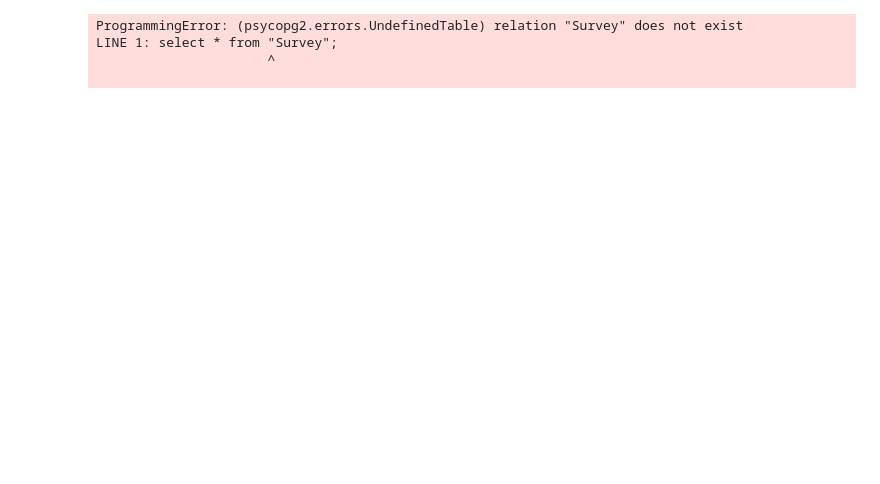
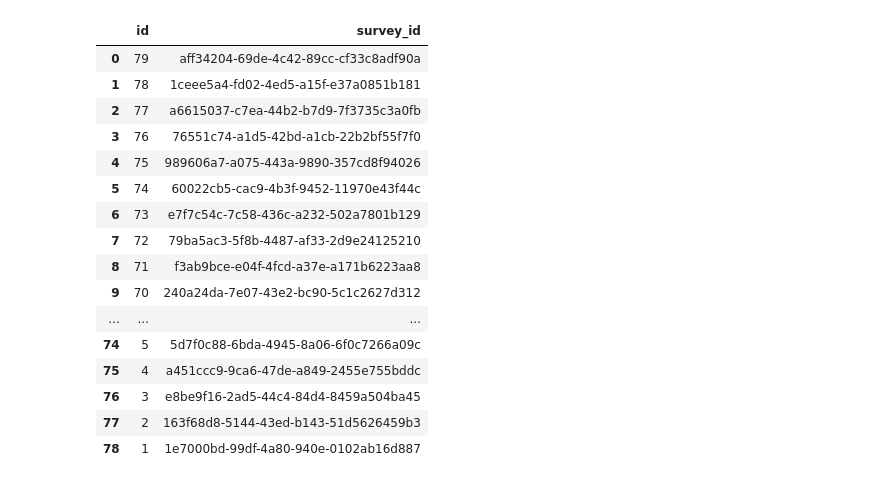
Before and after one commit to ANNIZHENG/Annotation-Interface-Noise-Burst, a Jupyter notebook: database/db.ipynb, the cells around one changed output. Saved outputs shown, nothing was run; the diff lists cells and outputs as text; code cells hidden in the pictures; blank space fills up the shorter version.

```diff
--- a/database/db.ipynb
+++ b/database/db.ipynb
@@ -7,10 +7,23 @@ pd.options.display.max_rows = 999
 
 eng = create_engine(db_path)
 # %%
-pd.read_sql('''select * from "Survey";''',eng)
+pd.read_sql('''select * from "Survey" order by id desc;''',eng)
 # %% [output]
-ProgrammingError: (psycopg2.errors.UndefinedTable) relation "Survey" does not exist
-LINE 1: select * from "Survey";
-                      ^
-
+|  | id | survey_id |
+| 0 | 79 | aff34204-69de-4c42-89cc-cf33c8adf90a |
+| 1 | 78 | 1ceee5a4-fd02-4ed5-a15f-e37a0851b181 |
+| 2 | 77 | a6615037-c7ea-44b2-b7d9-7f3735c3a0fb |
+| 3 | 76 | 76551c74-a1d5-42bd-a1cb-22b2bf55f7f0 |
+| 4 | 75 | 989606a7-a075-443a-9890-357cd8f94026 |
+| 5 | 74 | 60022cb5-cac9-4b3f-9452-11970e43f44c |
+| 6 | 73 | e7f7c54c-7c58-436c-a232-502a7801b129 |
+| 7 | 72 | 79ba5ac3-5f8b-4487-af33-2d9e24125210 |
+| 8 | 71 | f3ab9bce-e04f-4fcd-a37e-a171b6223aa8 |
+| 9 | 70 | 240a24da-7e07-43e2-bc90-5c1c2627d312 |
+| ... | ... | ... |
+| 74 | 5 | 5d7f0c88-6bda-4945-8a06-6f0c7266a09c |
+| 75 | 4 | a451ccc9-9ca6-47de-a849-2455e755bddc |
+| 76 | 3 | e8be9f16-2ad5-44c4-84d4-8459a504ba45 |
+| 77 | 2 | 163f68d8-5144-43ed-b143-51d5626459b3 |
+| 78 | 1 | 1e7000bd-99df-4a80-940e-0102ab16d887 |
 # %%
```
Also changed, not shown: parts of 4 cells of this notebook, 7 other files.
